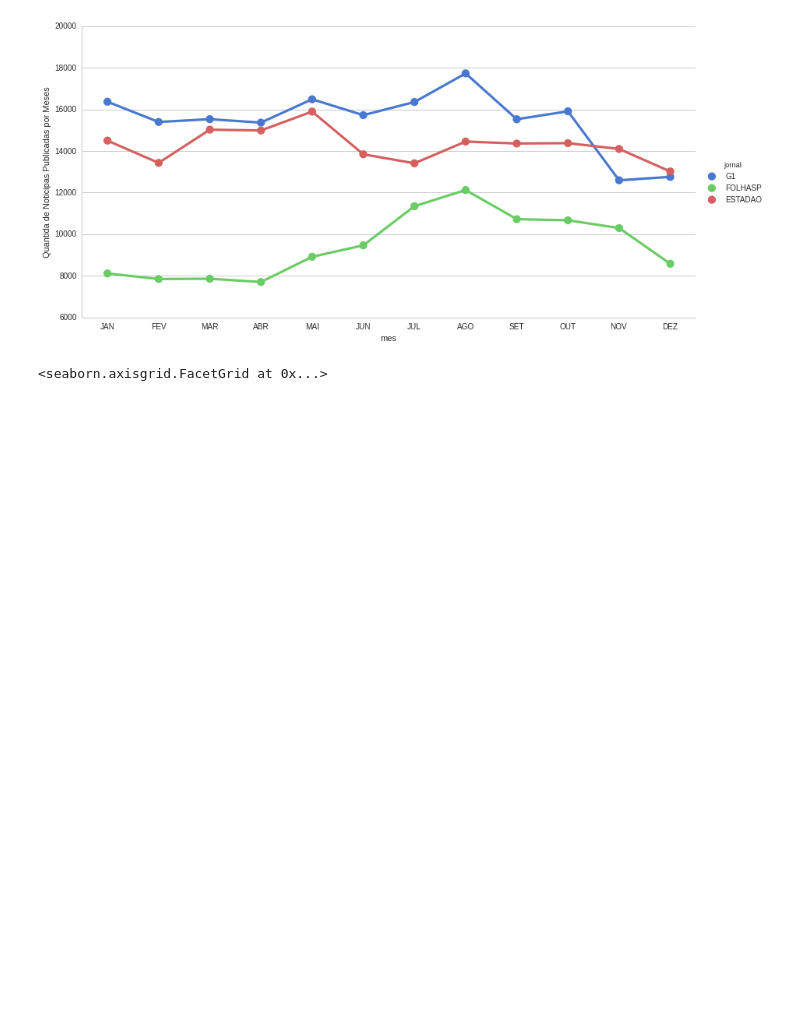
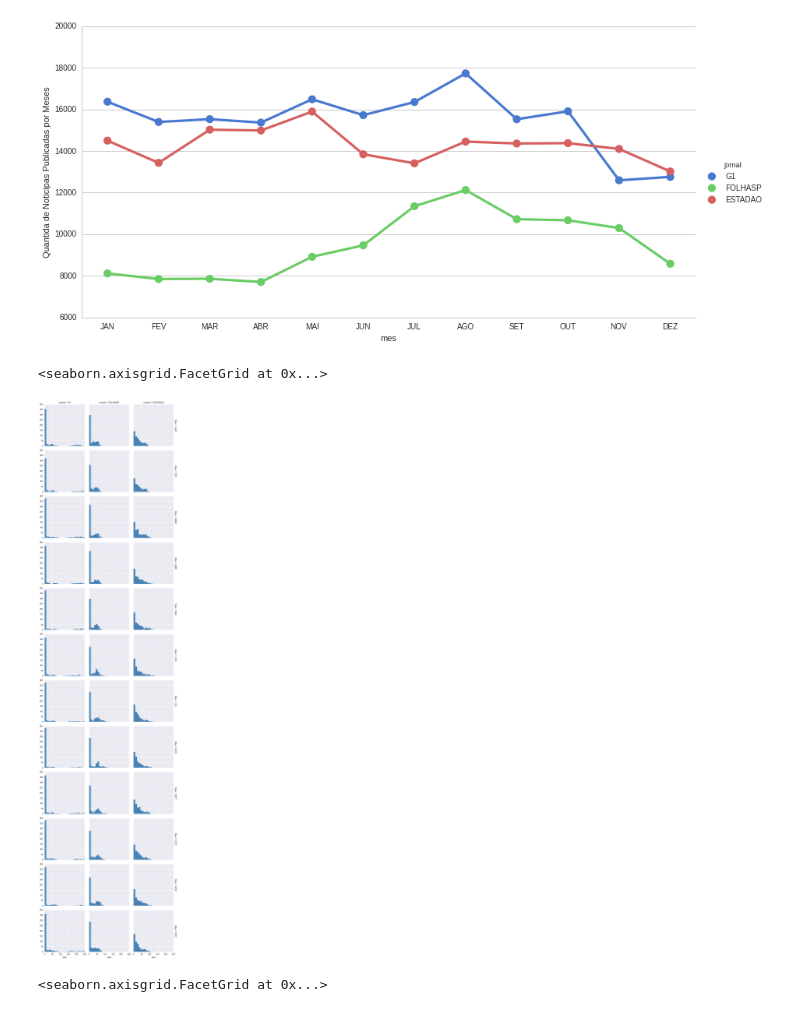
Before and after one commit to zegildo/PhD, a Jupyter notebook: src/scriptPython/TestingSeaborn.ipynb, the cells around one changed output. Saved outputs shown, nothing was run; the diff lists cells and outputs as text; code cells hidden in the pictures; blank space fills up the shorter version.

```diff
--- a/src/scriptPython/TestingSeaborn.ipynb
+++ b/src/scriptPython/TestingSeaborn.ipynb
@@ -36,6 +163,16 @@ g.set_ylabels("Quantida de Noticipas Publicadas por Meses")
 # %% [output]
 <seaborn.axisgrid.FacetGrid at 0x...>
 [figure]
+# %%
+volTotal = pd.read_csv('/Users/zegildo/Documents/workspace/PhD/src/scriptPython/volumeTotalGranularidades.csv')
+
+sns.set(style="darkgrid")
+g = sns.FacetGrid(volTotal, row="Mes", col="Jornal", margin_titles=True)
+bins = np.linspace(0, 250, 25)
+g.map(plt.hist,"size", color="steelblue", bins=bins, lw=0)
+# %% [output]
+<seaborn.axisgrid.FacetGrid at 0x...>
+[figure, added]
 # %%
 volByDay = pd.read_csv('/home/zegildo/workspace/PhD/src/scriptPython/volumeNoticias-Dia.csv')
 
```
Also changed, not shown: parts of 12 cells of this notebook.
